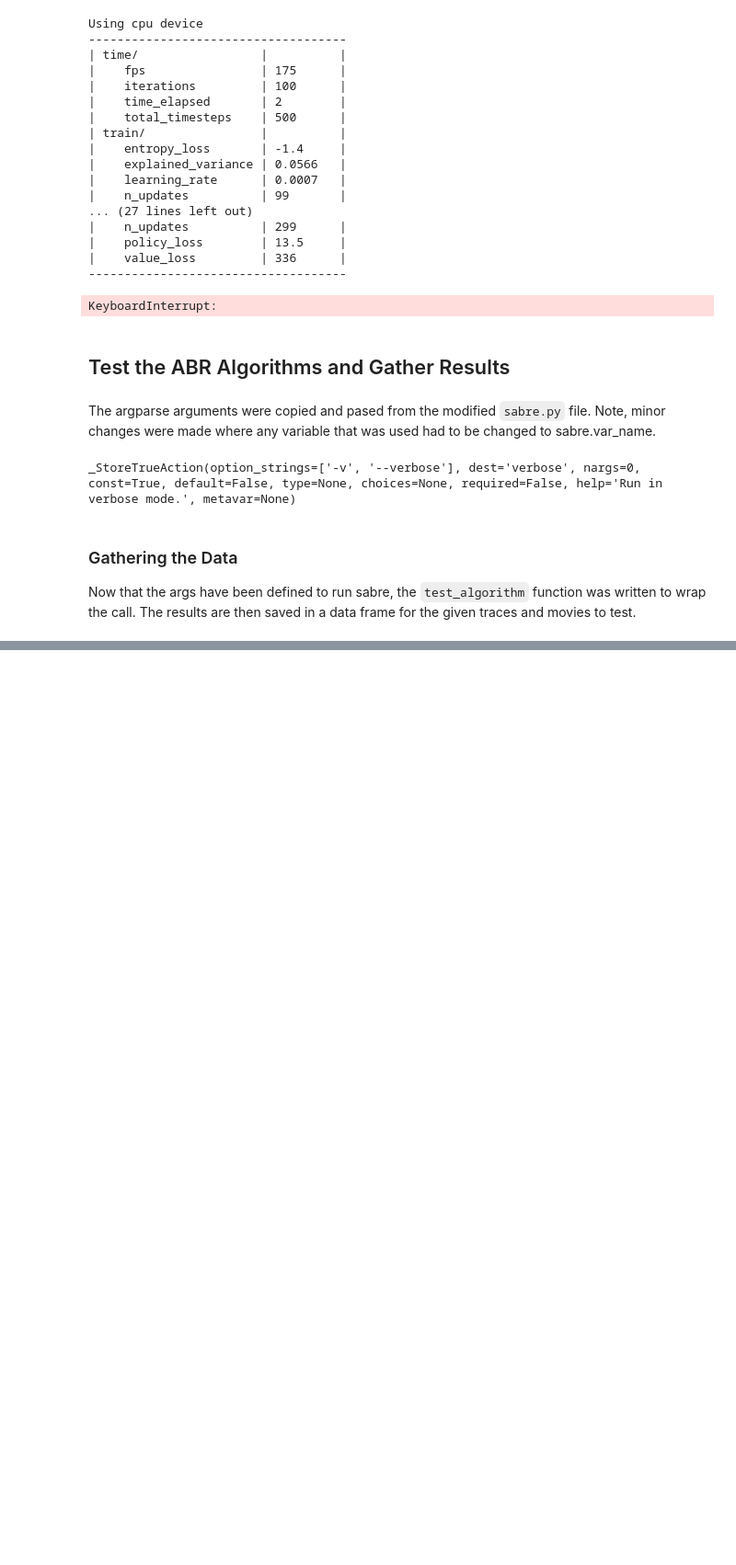
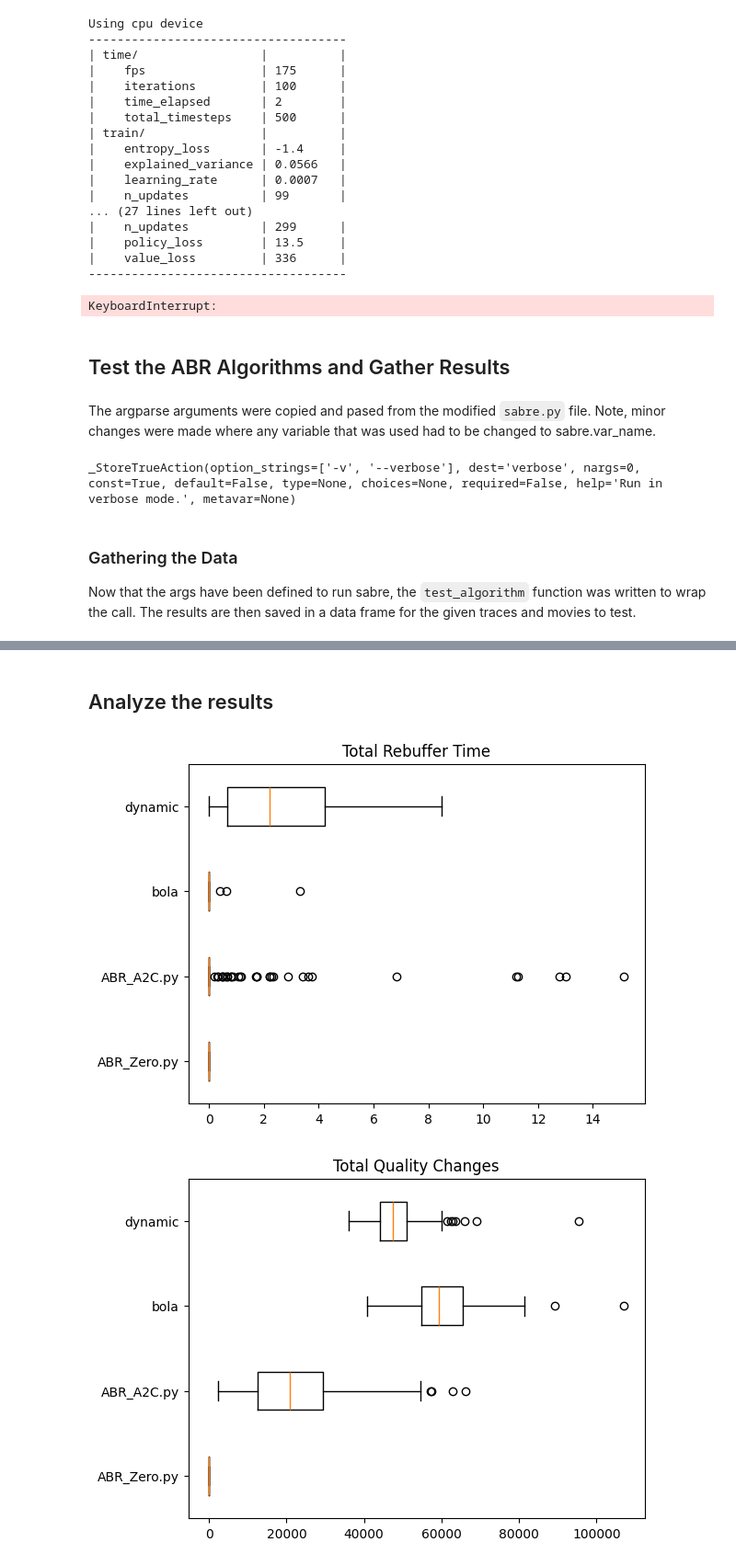
Before and after one commit to g-hurst/RL-based-ABR-streaming, a Jupyter notebook: src/main.ipynb, the cells around one changed output, grey strips where cells are left out. Shown at 92% size. Cells and saved outputs as stored; diff of their text form; code cells hidden in the pictures; blank space fills up the shorter version.

Commit message:
updated results

```diff
--- a/src/main.ipynb
+++ b/src/main.ipynb
@@ -127,7 +127,7 @@ The argparse arguments were copied and pased from the modified `sabre.py` file.
 # %%
 parser = argparse.ArgumentParser(description = 'Simulate an ABR session.',
                                  formatter_class = argparse.ArgumentDefaultsHelpFormatter)
-parser.add_argument('-n', '--network', metavar = 'NETWORK', default = 'network.json',
+parser.add_argumBitrateent('-n', '--network', metavar = 'NETWORK', default = 'network.json',
                     help = 'Specify the .json file describing the network trace.')
 parser.add_argument('-nm', '--network-multiplier', metavar = 'MULTIPLIER',
                     type = float, default = 1,
@@ -207,6 +207,7 @@ def test_algorithm(movies, traces, abr_algo, print_progress=True) -> pd.DataFram
             ])
             # capture the results that sabre prints to stdout
             with io.StringIO() as buf, contextlib.redirect_stdout(buf):
+                sabre.args = args
                 sabre.main(args)
                 stdout = buf.getvalue()
             # parse the stdout text to a more consumable dict format
@@ -215,11 +216,16 @@ def test_algorithm(movies, traces, abr_algo, print_progress=True) -> pd.DataFram
             data.append(data_row)
     return pd.DataFrame(data)
 
-
+zero_results    = test_algorithm(movies, DATA['test'], 'ABR_Zero.py')
+a2C_results     = test_algorithm(movies, DATA['test'], 'ABR_A2C.py')
 bola_results    = test_algorithm(movies, DATA['test'], 'bola')
 dynamic_results = test_algorithm(movies, DATA['test'], 'dynamic')
 
-results_df = pd.concat([bola_results, dynamic_results])
+results_df = pd.concat([zero_results, a2C_results, bola_results, dynamic_results])
+results_df['qoe']  = qoe_alpha * results_df['time average played bitrate']
+results_df['qoe'] -= qoe_beta  * results_df['time average bitrate change']
+results_df['qoe'] -= qoe_delta * results_df['time average rebuffer']
+
 
 print('data frame shape: ', results_df.shape)
 print('columns: ', results_df.columns)
@@ -242 +251,53 @@ columns:  Index(['movie', 'network_trace', 'algorithm', 'buffer size',
       dtype='object')
+# %% [markdown]
+## Analyze the results
+# %%
+%matplotlib inline
+try:
+    results_df
+except NameError:
+    print('cell defining results df not run, so loading df from csv')
+    results_df = pd.read_csv('../results/results_df.csv')
+
+data = []
+labels = list(results_df['algorithm'].unique())
+for algo in labels:
+    data.append(results_df[results_df['algorithm'] == algo]['total rebuffer'])
+fig, ax = plt.subplots()
+ax.set_title(f'Total Rebuffer Time')
+ax.boxplot(data, vert=0)
+ax.set_yticklabels(labels)
+plt.show()
+
+data = []
+labels = list(results_df['algorithm'].unique())
+for algo in labels:
+    data.append(results_df[results_df['algorithm'] == algo]['total bitrate change'])
+fig, ax = plt.subplots()
+ax.set_title(f'Total Quality Changes')
+ax.boxplot(data, vert=0)
+ax.set_yticklabels(labels)
+plt.show()
+
+data = []
+labels = list(results_df['algorithm'].unique())
+for algo in labels:
+    data.append(results_df[results_df['algorithm'] == algo]['total played bitrate'])
+fig, ax = plt.subplots()
+ax.set_title(f'Total Bitrate')
+ax.boxplot(data, vert=0)
+ax.set_yticklabels(labels)
+plt.show()
+
+data = []
+labels = list(results_df['algorithm'].unique())
+for algo in labels:
+    data.append(results_df[results_df['algorithm'] == algo]['qoe'])
+fig, ax = plt.subplots()
+ax.set_title(f'Total QOE')
+ax.boxplot(data, vert=0)
+ax.set_yticklabels(labels)
+plt.show()
+# %% [output]
+[figure, added]
+[figure, added]
```
Also changed, not shown: parts of 5 cells of this notebook, 2 other files.
